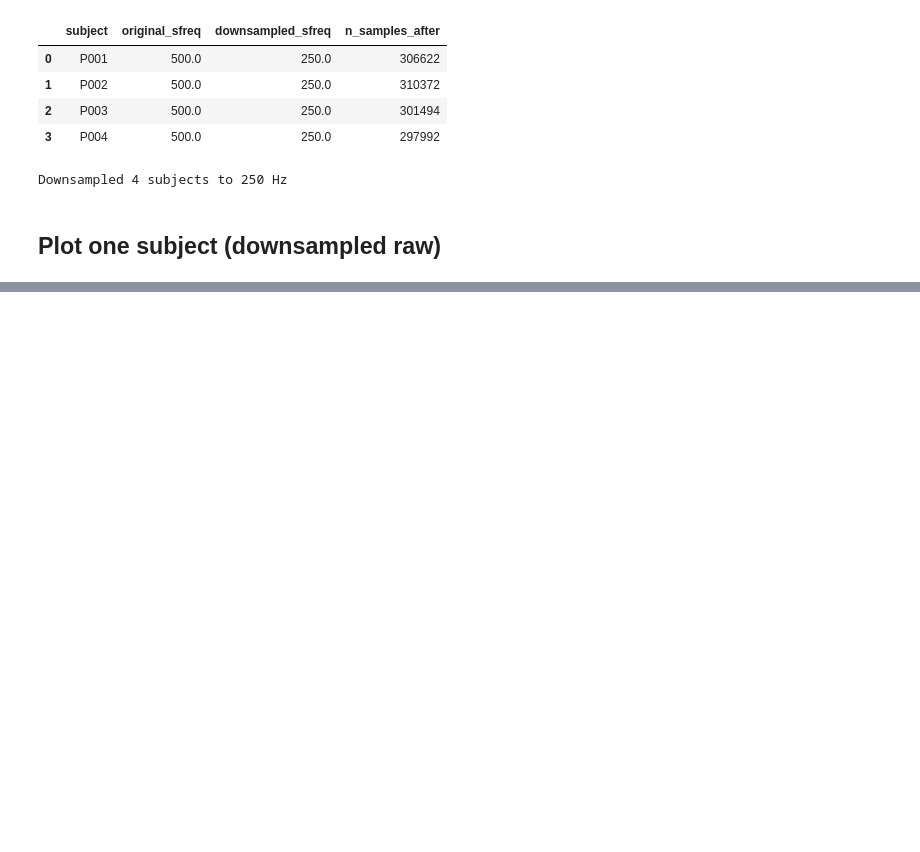
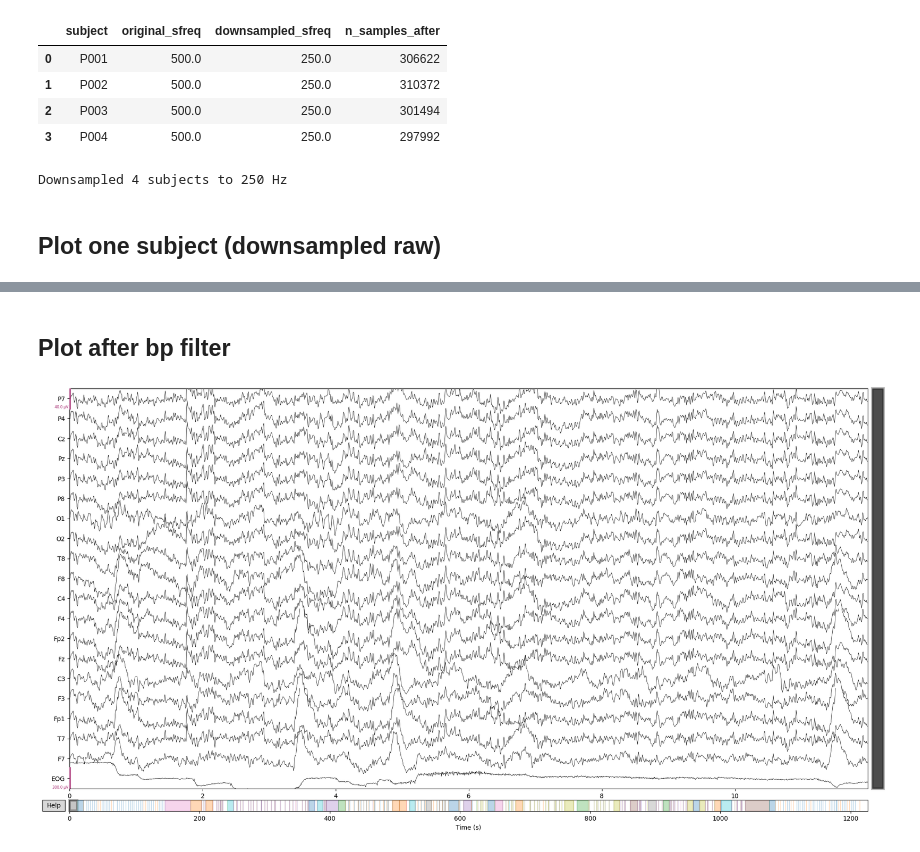
Before and after one commit to NadimSALEEM/0x2x2dual_WCST_analysis, a Jupyter notebook: 0-back/eeg/0back_eeg.ipynb, the cells around one changed output, grey strips where cells are left out. Cells and saved outputs as stored; diff of their text form; code cells hidden in the pictures; blank space fills up the shorter version.

Commit message:
bp filter 1-40hz

```diff
--- a/0-back/eeg/0back_eeg.ipynb
+++ b/0-back/eeg/0back_eeg.ipynb
@@ -118,0 +121,30 @@ raw_plot.plot(
+# %%
+# Apply band-pass filter to all downsampled subjects
+l_freq = 1.0
+h_freq = 40.0
+
+if "raw_ds_by_subject" not in globals() or not raw_ds_by_subject:
+    raise RuntimeError("Run the downsampling cell first.")
+
+raw_bp_by_subject = {}
+filter_summary_rows = []
+
+for subj, raw in sorted(raw_ds_by_subject.items()):
+    raw_bp = raw.copy().filter(
+        l_freq=l_freq,
+        h_freq=h_freq,
+        fir_design="firwin",
+        verbose="ERROR"
+    )
+    raw_bp_by_subject[subj] = raw_bp
+
+    filter_summary_rows.append({
+        "subject": subj,
+        "sfreq": float(raw_bp.info["sfreq"]),
+        "l_freq": l_freq,
+        "h_freq": h_freq,
+        "n_samples": raw_bp.n_times
+    })
+
+filter_summary = pd.DataFrame(filter_summary_rows)
+display(filter_summary)
@@ -118,0 +157,14 @@ raw_plot.plot(
+# %% [markdown]
+## Plot after bp filter
+# %%
+subject_to_plot_bp = "P001"
+
+available_subjects_bp = sorted(raw_bp_by_subject.keys())
+raw_bp_plot = raw_bp_by_subject[subject_to_plot_bp]
+raw_bp_plot.plot(
+    duration=12,
+    n_channels=20,
+    show=True,
+);
+# %% [output]
+[figure, added]
```
Also changed, not shown: parts of 3 cells of this notebook.
